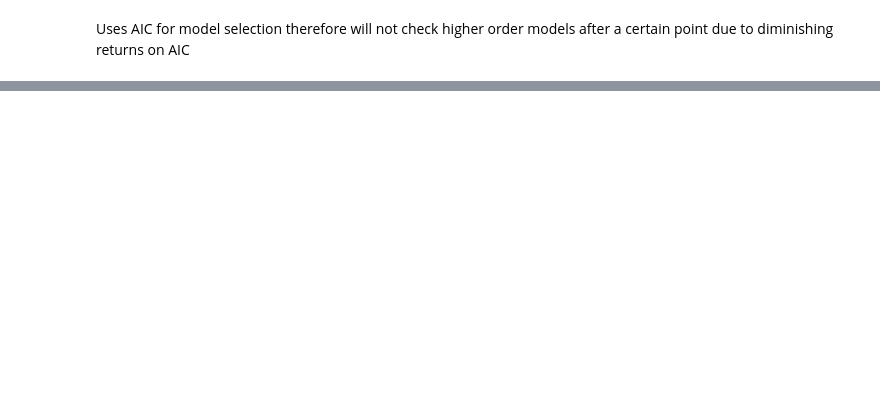
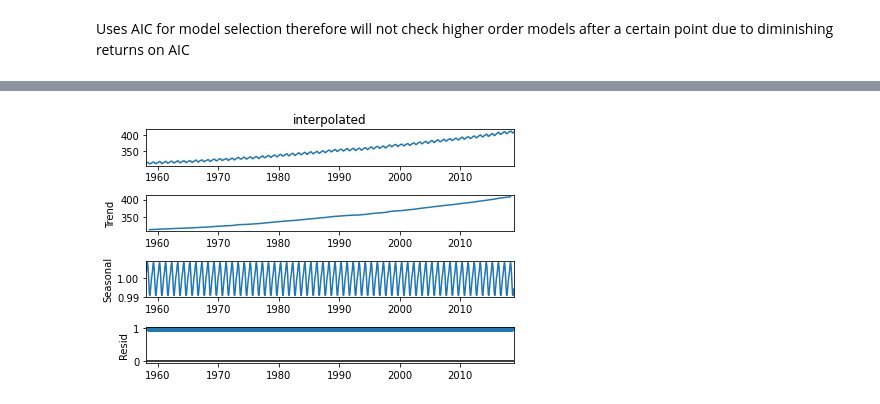
Before and after one commit to Ashwins9001/TimeSeriesAnalysis, a Jupyter notebook: ARIMA_Testing.ipynb, the cells around one changed output, grey strips where cells are left out. Saved outputs shown, nothing was run; the diff lists cells and outputs as text; code cells hidden in the pictures; blank space fills up the shorter version.

```diff
--- a/ARIMA_Testing.ipynb
+++ b/ARIMA_Testing.ipynb
@@ -142,0 +186,5 @@ Warnings:
+# %%
+result = seasonal_decompose(co2_data['interpolated'], model='mul')
+result.plot();
+# %% [output]
+[figure, added]
```
Also changed, not shown: parts of 52 cells of this notebook.
